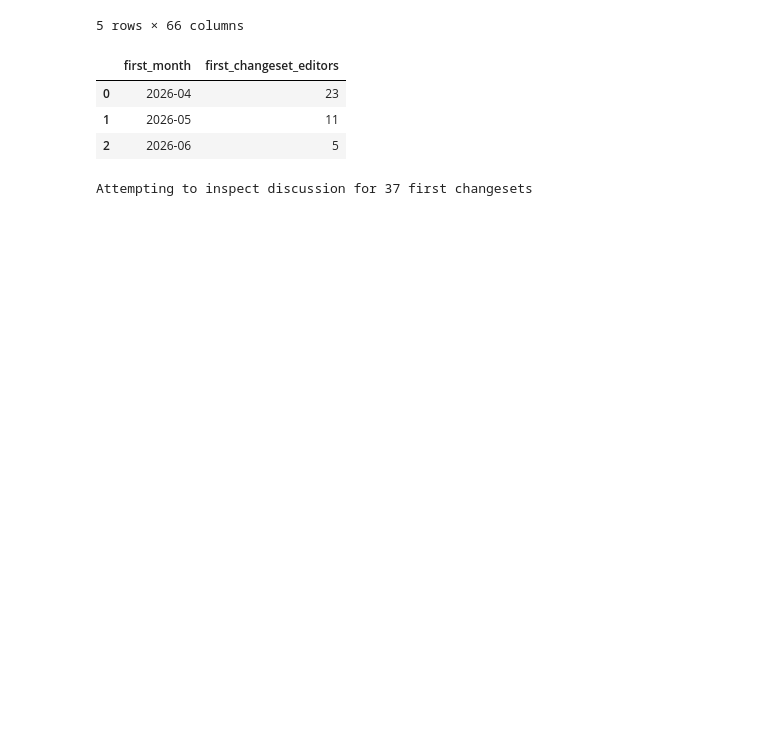
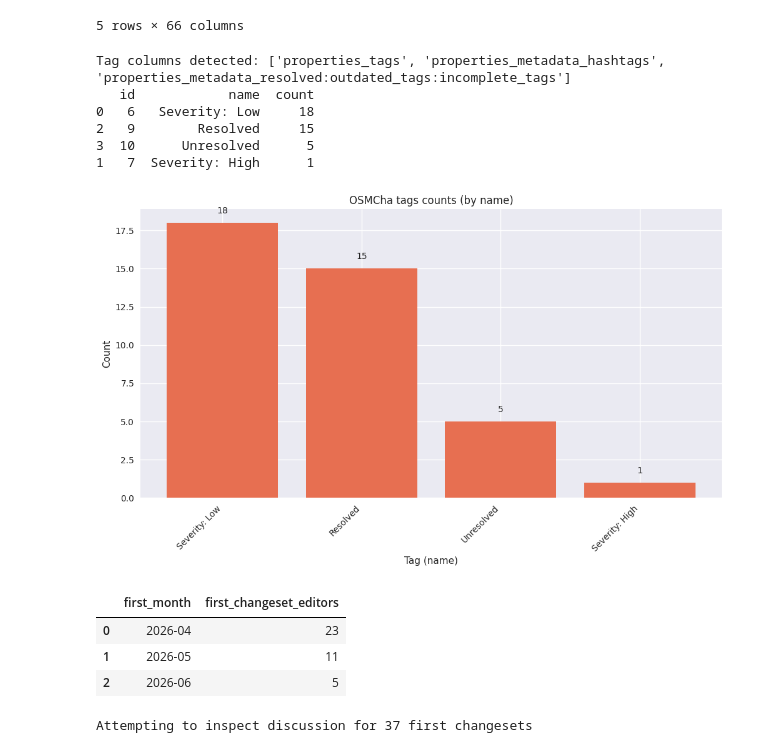
Before and after one commit to arjunaraoc/osm-newbie-stats, a Jupyter notebook: notebooks/ap_new_editors.ipynb, the cells around one changed output. Saved outputs shown, nothing was run; the diff lists cells and outputs as text; code cells hidden in the pictures; blank space fills up the shorter version.

Commit message:
working version to understand osmcha review tags and also the user activity for 30 days after the review of first changeset

```diff
--- a/notebooks/ap_new_editors.ipynb
+++ b/notebooks/ap_new_editors.ipynb
@@ -120,6 +120,74 @@ Fetched 39 Osmcha changeset features for AOI 05ef4393-c799-4d3e-aec1-25c317d0c79
 | 3 | 180709194 | Feature | Polygon | [[[80.6441878, 16.2230167], [80.6... | arjunaraoc | [{'id': 40, 'name': 'New mapper'}] | ... |
 | 4 | 180710160 | Feature | Polygon | [[[80.3849706, 16.300295], [80.44... | arjunaraoc | [{'id': 40, 'name': 'New mapper'}] | ... |
 5 rows × 66 columns
+# %%
+# Step 1b: Parse OSMCha `tags` metadata and plot counts by tag id (displaying names)
+def extract_tags_map(tags_field):
+    """
+    `tags_field` expected to be a list of dicts like [{'id':6,'name':'Severity: Low'}, ...]
+    Return dict id->name
+    """
+    if isinstance(tags_field, list):
+        try:
+            return {int(t.get("id")): t.get("name") for t in tags_field if t.get("id") is not None}
+        except Exception:
+            return {}
+    return {}
+
+# Detect columns that may contain tags (common normalized column names)
+tag_cols = [c for c in osmcha_changesets.columns if c.endswith("tags") or c.endswith("_tags") or "_tags_" in c or c.lower().endswith("tags")]
+print("Tag columns detected:", tag_cols)
+
+# Prefer a direct 'properties_metadata_tags' or first matching column
+tags_column = None
+for candidate in ["properties_metadata_tags", "properties_tags"] + tag_cols:
+    if candidate in osmcha_changesets.columns:
+        tags_column = candidate
+        break
+
+if tags_column:
+    osmcha_changesets["tags_map"] = osmcha_changesets[tags_column].apply(extract_tags_map)
+else:
+    # As a best-effort, try to locate a nested metadata field inside 'properties_metadata' if present
+    if "properties_metadata" in osmcha_changesets.columns:
+        osmcha_changesets["tags_map"] = osmcha_changesets["properties_metadata"].apply(lambda m: extract_tags_map(m.get("tags") if isinstance(m, dict) else None) if pd.notna(m) else {})
+    else:
+        osmcha_changesets["tags_map"] = [{} for _ in range(len(osmcha_changesets))]
+
+# Flatten tags into a DataFrame of (id, name) rows
+rows = []
+for _, row in osmcha_changesets.iterrows():
+    tags_map = row.get("tags_map") or {}
+    if isinstance(tags_map, dict):
+        for tid, tname in tags_map.items():
+            rows.append({"id": int(tid), "name": tname})
+
+tags_df = pd.DataFrame(rows)
+if tags_df.empty:
+    print("No tags found in dataset.")
+else:
+    tag_counts = tags_df.groupby(["id", "name"]).size().reset_index(name="count").sort_values("count", ascending=False)
+    print(tag_counts.head())
+    # Plot bar chart of counts with name labels
+    fig, ax = plt.subplots(figsize=(12, 6))
+    ax.bar(tag_counts["name"].astype(str), tag_counts["count"], color="#e76f51")
+    ax.set_title("OSMCha tags counts (by name)")
+    ax.set_xlabel("Tag (name)")
+    ax.set_ylabel("Count")
+    ax.tick_params(axis="x", rotation=45)
+    for lbl in ax.get_xticklabels():
+        lbl.set_ha("right")
+    for i, v in enumerate(tag_counts["count"]):
+        ax.text(i, v + 0.5, str(v), ha="center", va="bottom")
+    plt.show()
+# %% [output]
+Tag columns detected: ['properties_tags', 'properties_metadata_hashtags', 'properties_metadata_resolved:outdated_tags:incomplete_tags']
+   id            name  count
+0   6   Severity: Low     18
+2   9        Resolved     15
+3  10      Unresolved      5
+1   7  Severity: High      1
+[figure, added]
 # %%
 osmcha_changesets["properties_date"] = pd.to_datetime(osmcha_changesets["properties_date"])
 osmcha_changesets["first_month"] = osmcha_changesets["properties_date"].dt.to_period("M").astype(str)
```
Also changed, not shown: parts of 2 cells of this notebook.
